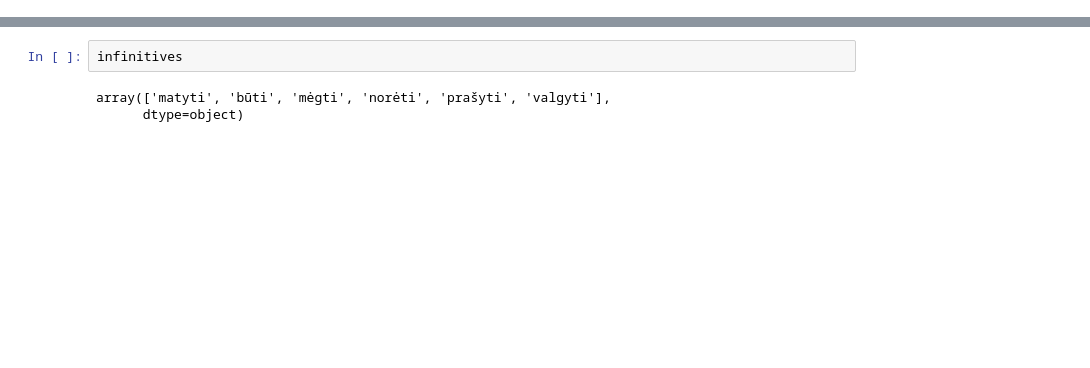
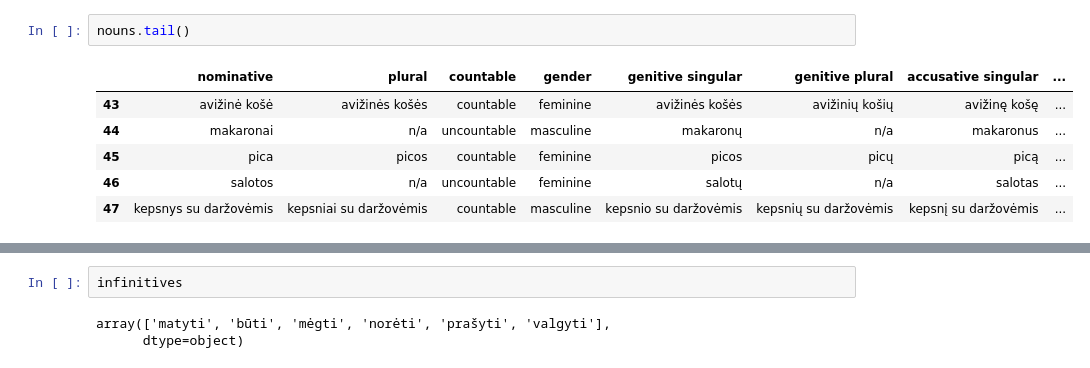
Before and after one commit to jbwhit/lithuanianapp, a Jupyter notebook: gsheet.ipynb, the cells around one changed output, grey strips where cells are left out. Saved outputs shown, nothing was run; the diff lists cells and outputs as text; blank space fills up the shorter version.

```diff
--- a/gsheet.ipynb
+++ b/gsheet.ipynb
@@ -91,0 +85,9 @@ dataframes['verb-conjugation']
+# %%
+nouns.tail()
+# %% [output]
+|  | nominative | plural | countable | gender | genitive singular | genitive plural | accusative singular | ... |
+| 43 | avižinė košė | avižinės košės | countable | feminine | avižinės košės | avižinių košių | avižinę košę | ... |
+| 44 | makaronai | n/a | uncountable | masculine | makaronų | n/a | makaronus | ... |
+| 45 | pica | picos | countable | feminine | picos | picų | picą | ... |
+| 46 | salotos | n/a | uncountable | feminine | salotų | n/a | salotas | ... |
+| 47 | kepsnys su daržovėmis | kepsniai su daržovėmis | countable | masculine | kepsnio su daržovėmis | kepsnių su daržovėmis | kepsnį su daržovėmis | ... |
```
Also changed, not shown: parts of 59 cells of this notebook.
